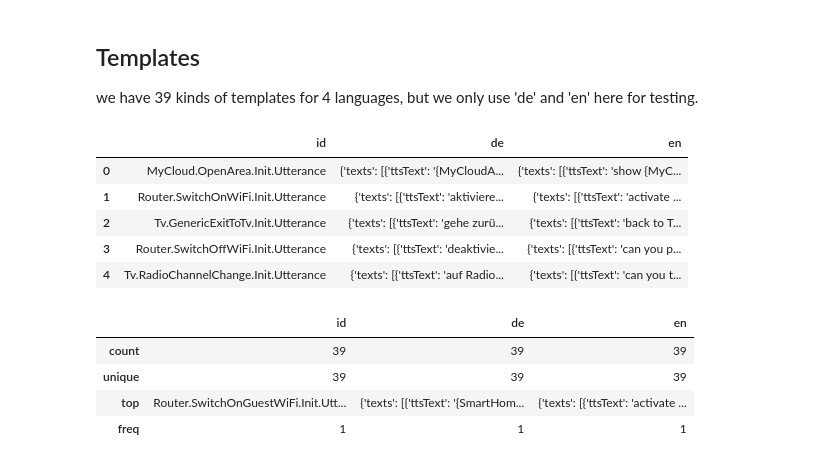
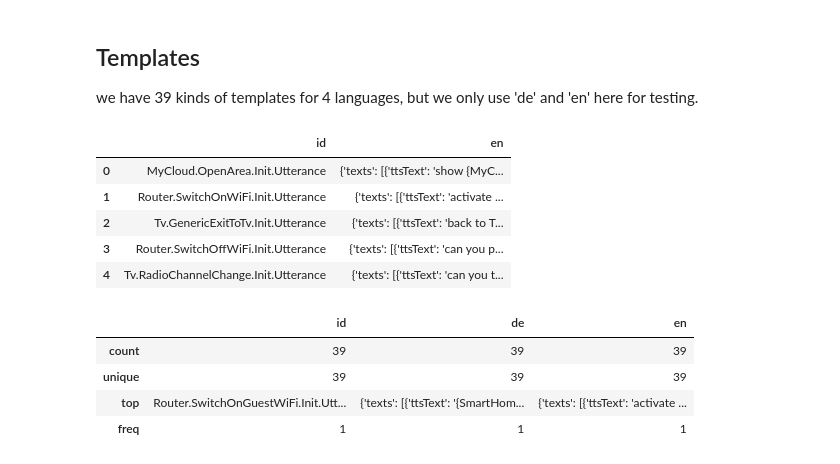
Before and after one commit to sting1000/generator, a Jupyter notebook: explore.ipynb, the cells around one changed output. Saved outputs shown, nothing was run; the diff lists cells and outputs as text; code cells hidden in the pictures.

```diff
--- a/explore.ipynb
+++ b/explore.ipynb
@@ -15,17 +12,17 @@ we have 39 kinds of templates for 4 languages, but we only use 'de' and 'en' her
 # %%
 # templates
 templates = pd.read_json("data/templates.json")
 init_uttr_updated = pd.read_csv("data/InitUtterance_list_updated.csv")
 templates_updated = templates.merge(init_uttr_updated, on='id')
-templates_updated = templates_updated[['id', 'de', 'en']] #'fr', 'it',
+templates_updated = templates_updated[['id', 'en']] #'fr', 'it', 'de',
 templates_updated.head()
 # %% [output]
-|  | id | de | en |
-| 0 | MyCloud.OpenArea.Init.Utterance | {'texts': [{'ttsText': '{MyCloudA... | {'texts': [{'ttsText': 'show {MyC... |
-| 1 | Router.SwitchOnWiFi.Init.Utterance | {'texts': [{'ttsText': 'aktiviere... | {'texts': [{'ttsText': 'activate ... |
-| 2 | Tv.GenericExitToTv.Init.Utterance | {'texts': [{'ttsText': 'gehe zurü... | {'texts': [{'ttsText': 'back to T... |
-| 3 | Router.SwitchOffWiFi.Init.Utterance | {'texts': [{'ttsText': 'deaktivie... | {'texts': [{'ttsText': 'can you p... |
-| 4 | Tv.RadioChannelChange.Init.Utterance | {'texts': [{'ttsText': 'auf Radio... | {'texts': [{'ttsText': 'can you t... |
+|  | id | en |
+| 0 | MyCloud.OpenArea.Init.Utterance | {'texts': [{'ttsText': 'show {MyC... |
+| 1 | Router.SwitchOnWiFi.Init.Utterance | {'texts': [{'ttsText': 'activate ... |
+| 2 | Tv.GenericExitToTv.Init.Utterance | {'texts': [{'ttsText': 'back to T... |
+| 3 | Router.SwitchOffWiFi.Init.Utterance | {'texts': [{'ttsText': 'can you p... |
+| 4 | Tv.RadioChannelChange.Init.Utterance | {'texts': [{'ttsText': 'can you t... |
 # %%
 templates_updated.describe()
 # %% [output]
```
Also changed, not shown: parts of 11 cells of this notebook, 6 other files.
